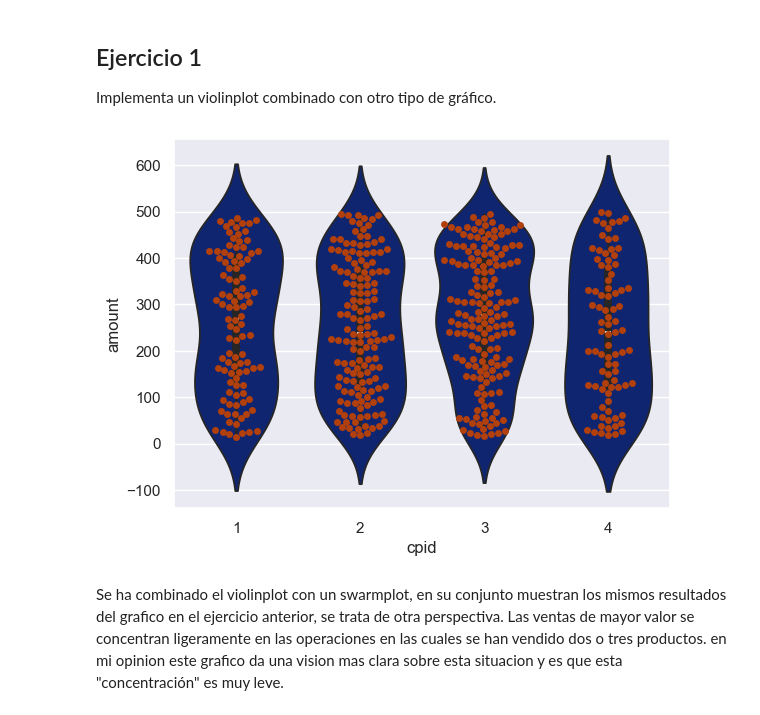
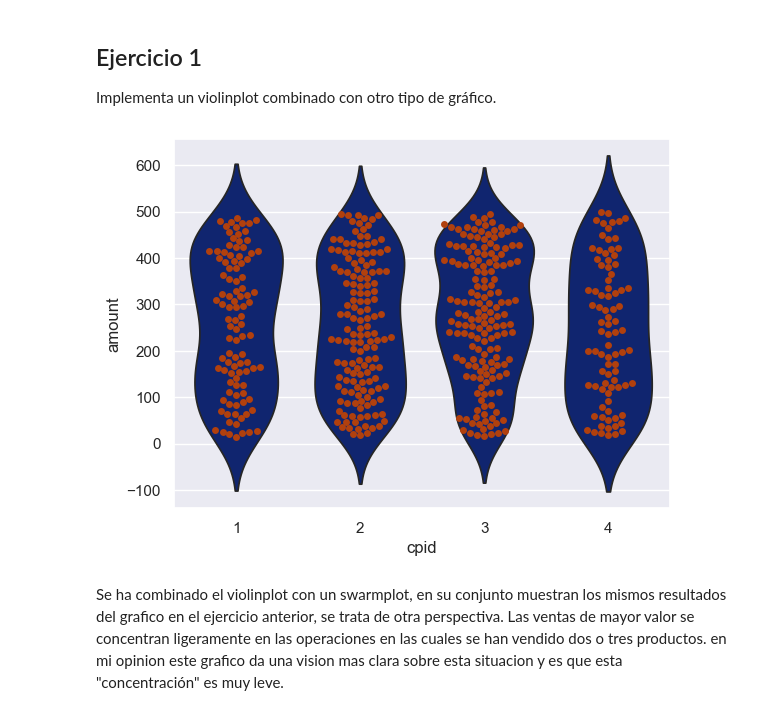
Before and after one commit to Gguerrero77/Sprint8, a Jupyter notebook: TareaSP8__1.ipynb, the cells around one changed output. Saved outputs shown, nothing was run; the diff lists cells and outputs as text; code cells hidden in the pictures.

```diff
--- a/TareaSP8__1.ipynb
+++ b/TareaSP8__1.ipynb
@@ -139,11 +138,11 @@ Se solicita la implementación de un jointplot, a tal efecto he escogido utiliza
 Implementa un violinplot combinado con otro tipo de gráfico.
 # %%
 fig, axes = plt.subplots()
-sns.violinplot(x=dfex7['cpid'], y=dfex7['amount'], ax=axes)
+sns.violinplot(x=dfex7['cpid'], y=dfex7['amount'], ax=axes, inner=None)
 sns.swarmplot(x=dfex7['cpid'], y=dfex7['amount'], ax=axes)
 plt.show()
 # %% [output]
-[figure, old version]
+[figure, new version]
 # %% [markdown]
 Se ha combinado el violinplot con un swarmplot, en su conjunto muestran los mismos resultados del grafico en el ejercicio anterior, se trata de otra perspectiva. Las ventas de mayor valor se concentran ligeramente en las operaciones en las cuales se han vendido dos o tres productos. en mi opinion este grafico da una vision mas clara sobre esta situacion y es que esta "concentración" es muy leve.
 # %% [markdown]
```
Also changed, not shown: parts of 3 cells of this notebook.
